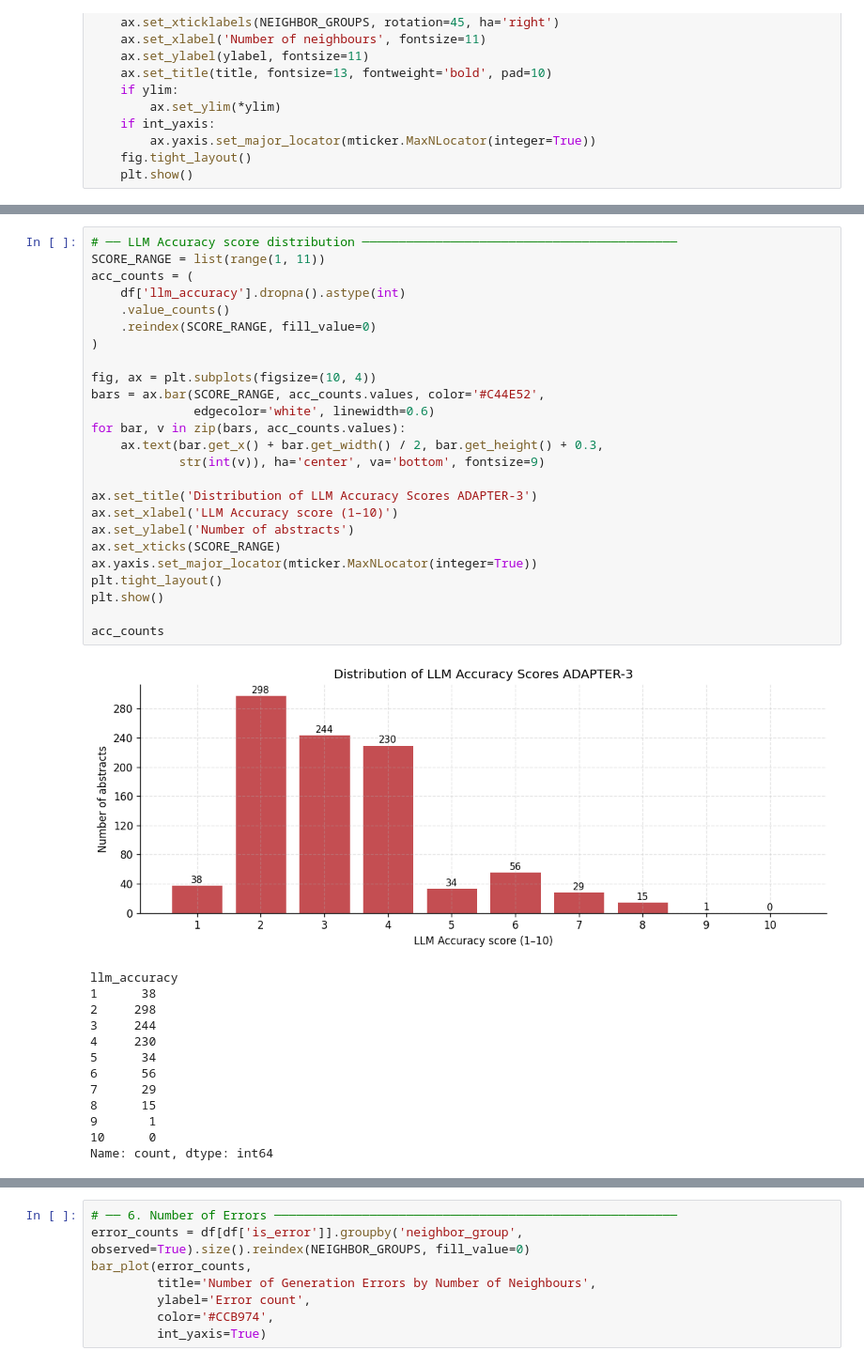
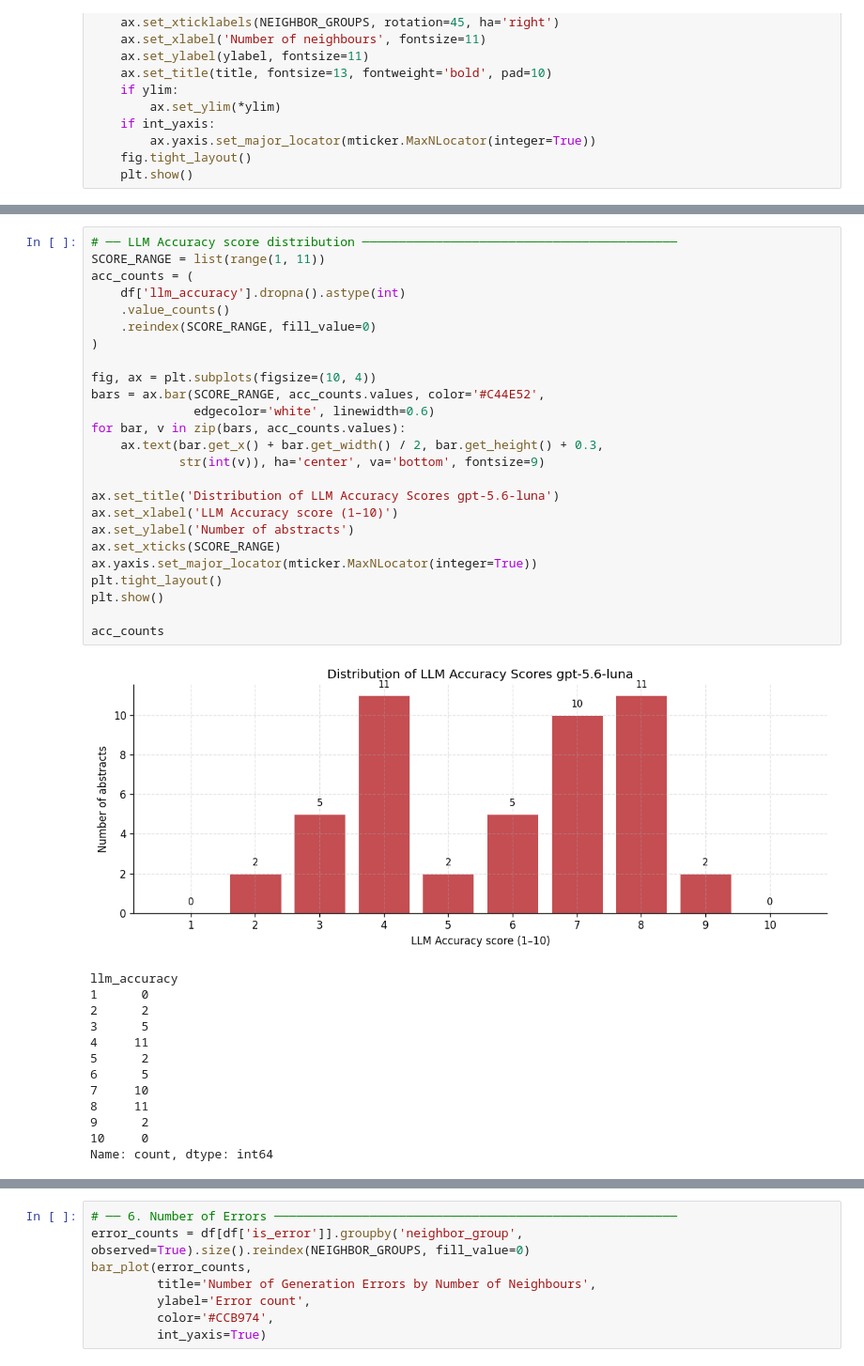
Before and after one commit to gemacsanad/bsc-thesis, a Jupyter notebook: experiments/prompt_sensitivity_gpt/04_era4/analysis.ipynb, the cells around one changed output, grey strips where cells are left out. Shown at 94% size. Cells and saved outputs as stored; diff of their text form.

```diff
--- a/experiments/prompt_sensitivity_gpt/04_era4/analysis.ipynb
+++ b/experiments/prompt_sensitivity_gpt/04_era4/analysis.ipynb
@@ -111,41 +117,41 @@ print(df['llm_accuracy'].median())
 # %%
 # ── LLM Accuracy score distribution ───────────────────────────────────────────
 SCORE_RANGE = list(range(1, 11))
 acc_counts = (
     df['llm_accuracy'].dropna().astype(int)
     .value_counts()
     .reindex(SCORE_RANGE, fill_value=0)
 )
 
 fig, ax = plt.subplots(figsize=(10, 4))
 bars = ax.bar(SCORE_RANGE, acc_counts.values, color='#C44E52',
               edgecolor='white', linewidth=0.6)
 for bar, v in zip(bars, acc_counts.values):
     ax.text(bar.get_x() + bar.get_width() / 2, bar.get_height() + 0.3,
             str(int(v)), ha='center', va='bottom', fontsize=9)
 
-ax.set_title('Distribution of LLM Accuracy Scores ADAPTER-3')
+ax.set_title('Distribution of LLM Accuracy Scores gpt-5.6-luna')
 ax.set_xlabel('LLM Accuracy score (1–10)')
 ax.set_ylabel('Number of abstracts')
 ax.set_xticks(SCORE_RANGE)
 ax.yaxis.set_major_locator(mticker.MaxNLocator(integer=True))
 plt.tight_layout()
 plt.show()
 
 acc_counts
 # %% [output]
-[figure, old version]
+[figure, new version]
 llm_accuracy
-1      38
-2     298
-3     244
-4     230
-5      34
-6      56
-7      29
-8      15
-9       1
-10      0
+1      0
+2      2
+3      5
+4     11
+5      2
+6      5
+7     10
+8     11
+9      2
+10     0
 Name: count, dtype: int64
 # %%
 # ── 4. Mean LLM Language ──────────────────────────────────────────────────────
```
Also changed, not shown: parts of 11 cells of this notebook, 41 other files.
